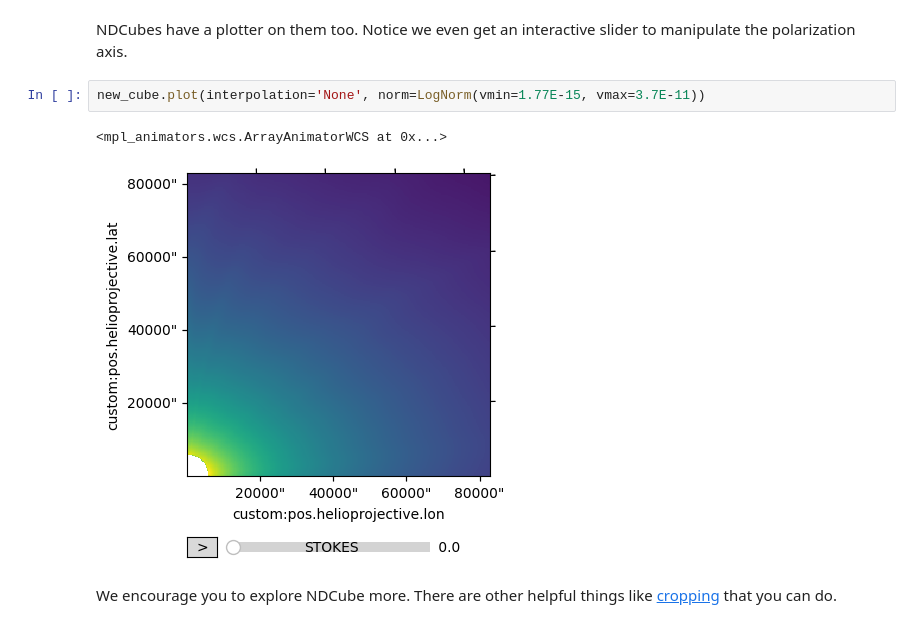
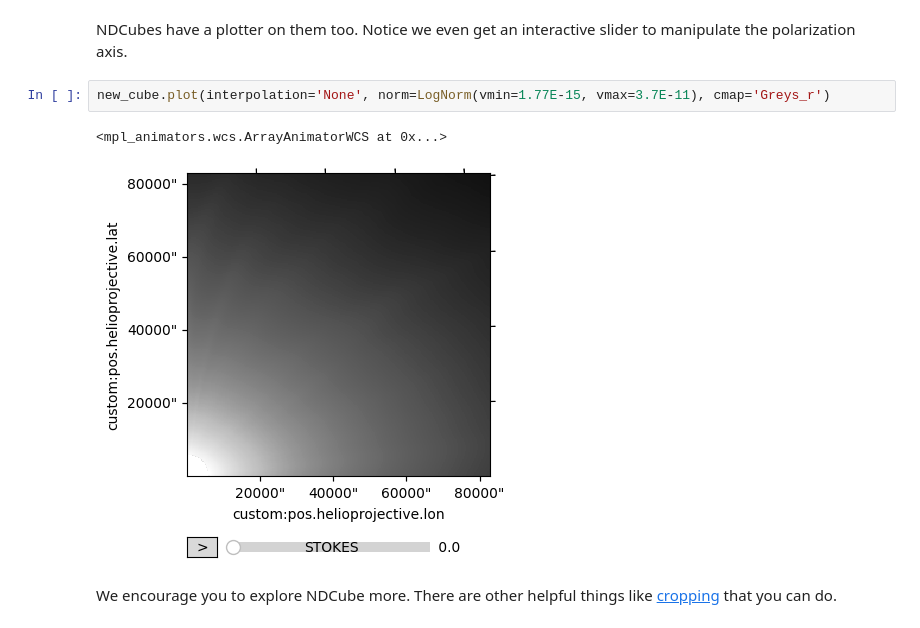
Before and after one commit to punch-mission/punch-5-meeting, a Jupyter notebook: guide.ipynb, the cells around one changed output. Drawn from its saved outputs; the diff is of its cells as text.

Commit message:
Updates plotting color maps

```diff
--- a/guide.ipynb
+++ b/guide.ipynb
@@ -292,10 +292,10 @@ Data Type: float64
 # %% [markdown]
 NDCubes have a plotter on them too. Notice we even get an interactive slider to manipulate the polarization axis.
 # %%
-new_cube.plot(interpolation='None', norm=LogNorm(vmin=1.77E-15, vmax=3.7E-11))
+new_cube.plot(interpolation='None', norm=LogNorm(vmin=1.77E-15, vmax=3.7E-11), cmap='Greys_r')
 # %% [output]
 <mpl_animators.wcs.ArrayAnimatorWCS at 0x...>
-[figure, old version]
+[figure, new version]
 # %% [markdown]
 We encourage you to explore NDCube more. There are other helpful things like [cropping](https://docs.sunpy.org/projects/ndcube/en/stable/generated/gallery/slicing_ndcube.html#cropping-cube-using-world-coordinate-values-using-ndcube-ndcube-crop) that you can do.
 # %% [markdown]
```
Also changed, not shown: parts of 1 cell of this notebook.
